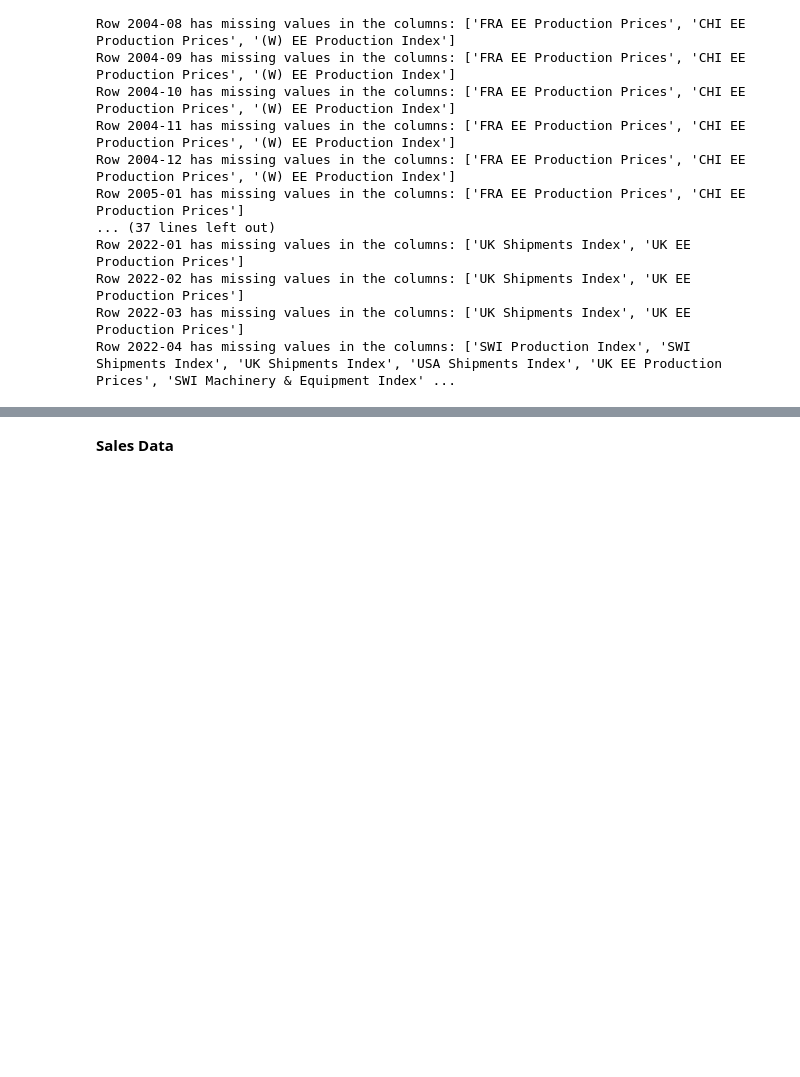
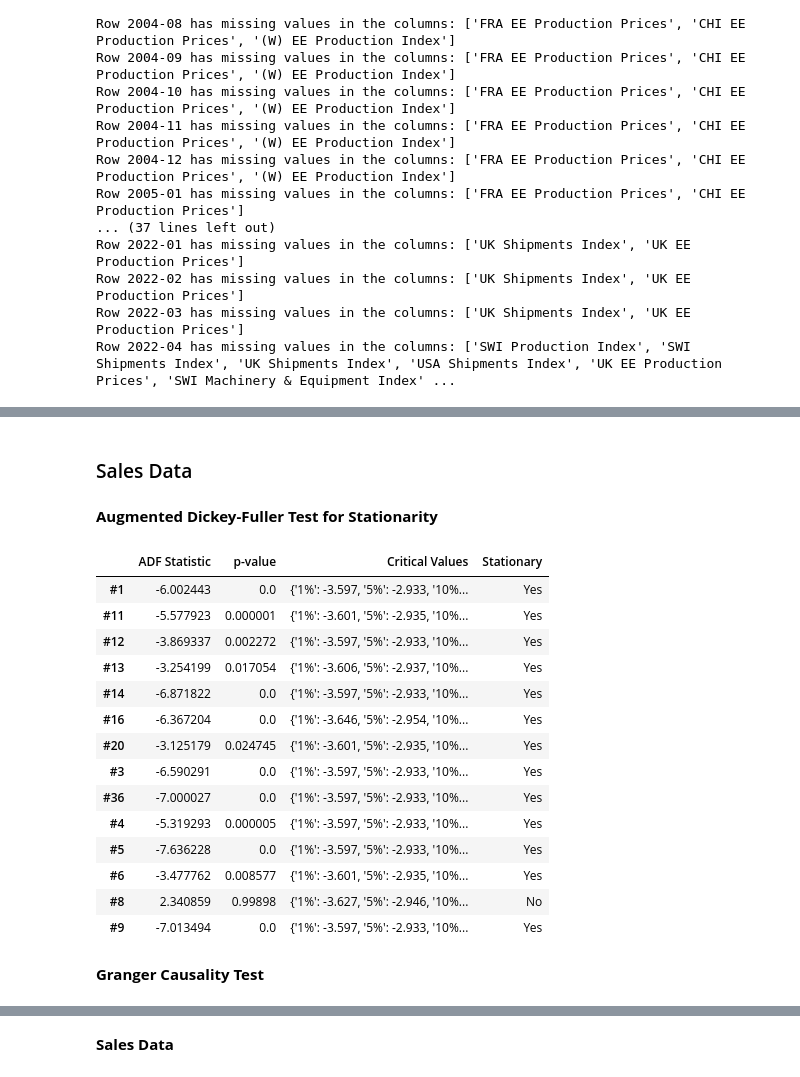
Before and after one commit to MGN19/Siemens-forecast, a Jupyter notebook: 01_EDA.ipynb, the cells around one changed output, grey strips where cells are left out. Drawn from its saved outputs; the diff is of its cells as text; code cells hidden in the pictures; blank space fills up the shorter version.

Commit message:
statistical tests

```diff
--- a/01_EDA.ipynb
+++ b/01_EDA.ipynb
@@ -527,0 +556,4 @@ Row 2022-04 has missing values in the columns: ['SWI Production Index', 'SWI Shi
+# %% [markdown]
+### Sales Data
+# %% [markdown]
+**Augmented Dickey-Fuller Test for Stationarity**
@@ -527,0 +563,35 @@ Row 2022-04 has missing values in the columns: ['SWI Production Index', 'SWI Shi
+# %%
+def adf_test_all_columns(df):
+    results = {}
+    for col in df.select_dtypes(include=[np.number]).columns:
+        result = adfuller(df[col], autolag='AIC')
+        rounded_crit_values = {key: round(value, 3) for key, value in result[4].items()}  # Round to 3 decimals
+        results[col] = {
+            "ADF Statistic": result[0],
+            "p-value": result[1],
+            "Critical Values": rounded_crit_values,
+            "Stationary": "Yes" if result[1] < 0.05 else "No"
+        }
+
+    return pd.DataFrame(results).T
+# %%
+adf_results = adf_test_all_columns(pivoted_data)
+adf_results
+# %% [output]
+|  | ADF Statistic | p-value | Critical Values | Stationary |
+| #1 | -6.002443 | 0.0 | {'1%': -3.597, '5%': -2.933, '10%... | Yes |
+| #11 | -5.577923 | 0.000001 | {'1%': -3.601, '5%': -2.935, '10%... | Yes |
+| #12 | -3.869337 | 0.002272 | {'1%': -3.597, '5%': -2.933, '10%... | Yes |
+| #13 | -3.254199 | 0.017054 | {'1%': -3.606, '5%': -2.937, '10%... | Yes |
+| #14 | -6.871822 | 0.0 | {'1%': -3.597, '5%': -2.933, '10%... | Yes |
+| #16 | -6.367204 | 0.0 | {'1%': -3.646, '5%': -2.954, '10%... | Yes |
+| #20 | -3.125179 | 0.024745 | {'1%': -3.601, '5%': -2.935, '10%... | Yes |
+| #3 | -6.590291 | 0.0 | {'1%': -3.597, '5%': -2.933, '10%... | Yes |
+| #36 | -7.000027 | 0.0 | {'1%': -3.597, '5%': -2.933, '10%... | Yes |
+| #4 | -5.319293 | 0.000005 | {'1%': -3.597, '5%': -2.933, '10%... | Yes |
+| #5 | -7.636228 | 0.0 | {'1%': -3.597, '5%': -2.933, '10%... | Yes |
+| #6 | -3.477762 | 0.008577 | {'1%': -3.601, '5%': -2.935, '10%... | Yes |
+| #8 | 2.340859 | 0.99898 | {'1%': -3.627, '5%': -2.946, '10%... | No |
+| #9 | -7.013494 | 0.0 | {'1%': -3.597, '5%': -2.933, '10%... | Yes |
+# %% [markdown]
+**Granger Causality Test**
```
Also changed, not shown: parts of 18 cells of this notebook.
